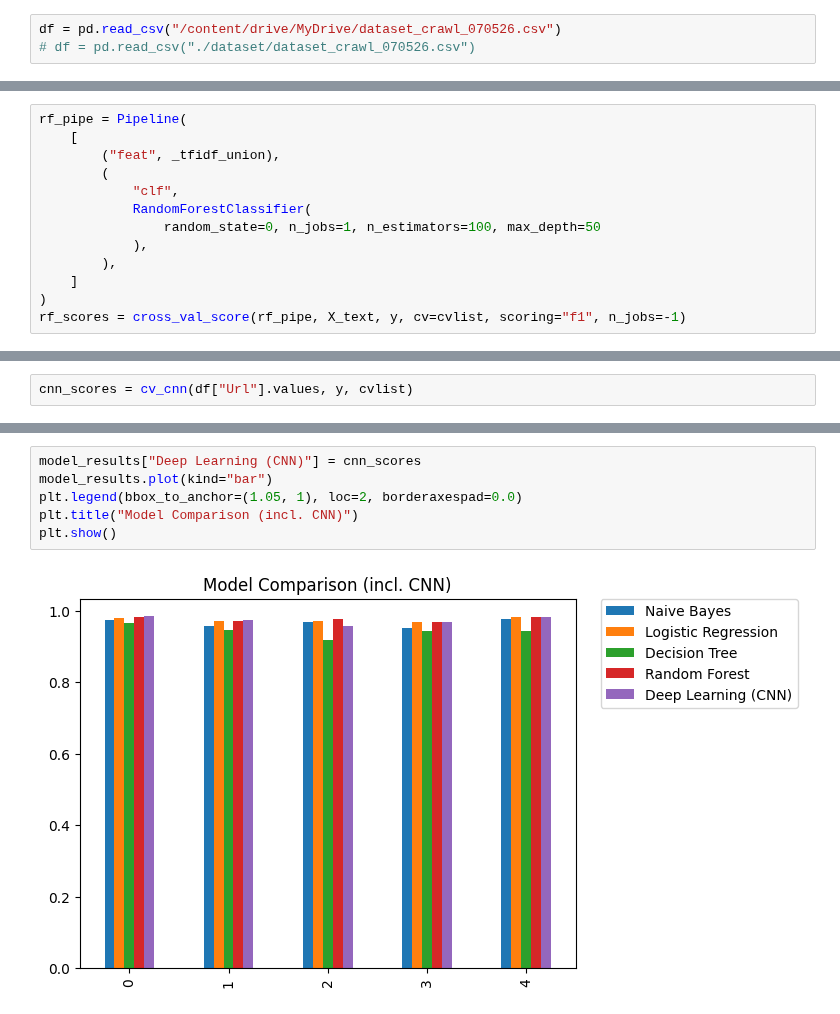
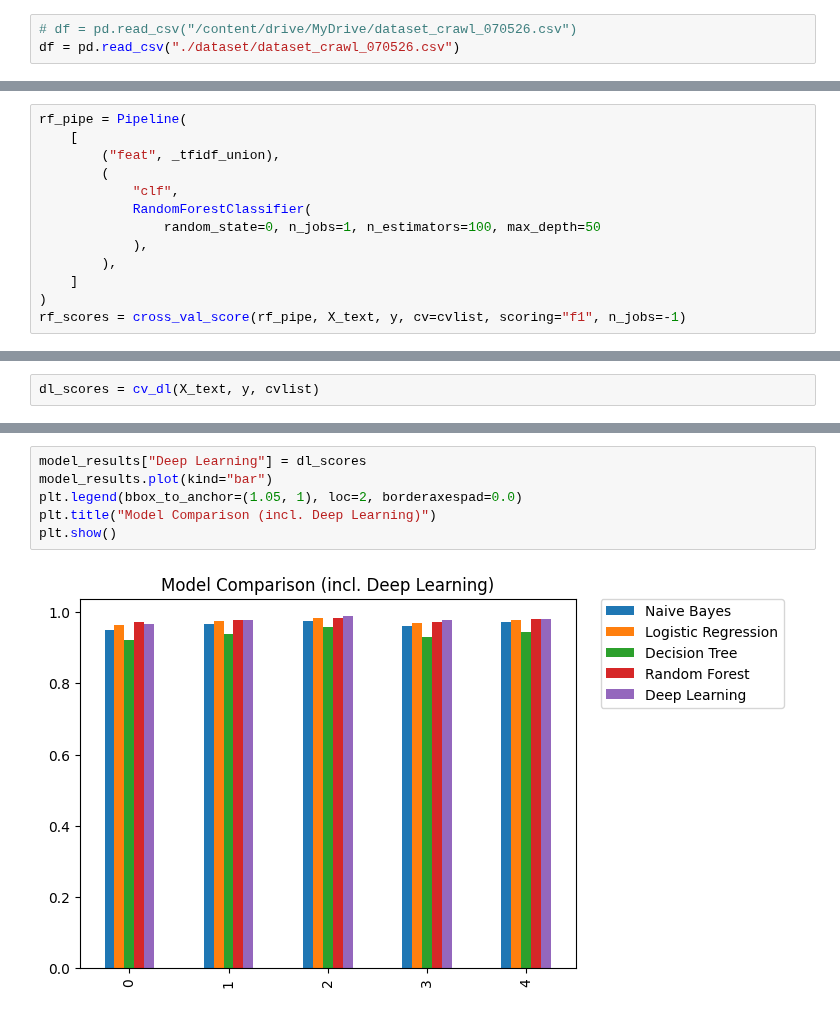
Before and after one commit to rizkyfauziilmi/gambling-blocker, a Jupyter notebook: backend/model/url_classfication_dl.ipynb, the cells around one changed output, grey strips where cells are left out. Drawn from its saved outputs; the diff is of its cells as text.

```diff
--- a/backend/model/url_classfication_dl.ipynb
+++ b/backend/model/url_classfication_dl.ipynb
@@ -57,8 +55,8 @@ tf.config.threading.set_inter_op_parallelism_threads(min(12, n_cores))
 # %% [markdown]
 # Data Exploration
 # %%
-df = pd.read_csv("/content/drive/MyDrive/dataset_crawl_070526.csv")
-# df = pd.read_csv("./dataset/dataset_crawl_070526.csv")
+# df = pd.read_csv("/content/drive/MyDrive/dataset_crawl_070526.csv")
+df = pd.read_csv("./dataset/dataset_crawl_070526.csv")
 # %%
 df.shape
 # %% [output]
@@ -462,5 +454,5 @@ def cv_cnn(raw_urls, y, cvlist, char_max_len=CHAR_MAX_SEQ_LEN, epochs=30, batch_
 
     return fold_scores
 # %%
-cnn_scores = cv_cnn(df["Url"].values, y, cvlist)
+dl_scores = cv_dl(X_text, y, cvlist)
 # %% [output]
@@ -484,11 +478,11 @@ Fold 5 F1-Score: 0.9824 (th=0.58)
 # %%
-model_results["Deep Learning (CNN)"] = cnn_scores
+model_results["Deep Learning"] = dl_scores
 model_results.plot(kind="bar")
 plt.legend(bbox_to_anchor=(1.05, 1), loc=2, borderaxespad=0.0)
-plt.title("Model Comparison (incl. CNN)")
+plt.title("Model Comparison (incl. Deep Learning)")
 plt.show()
 # %% [output]
-[figure, old version]
+[figure, new version]
 # %%
 full_summary = pd.DataFrame(
     {
```
Also changed, not shown: parts of 24 cells of this notebook, 9 other files.
